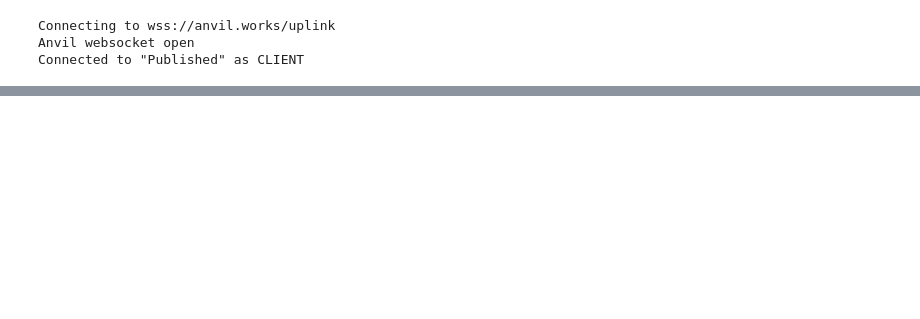
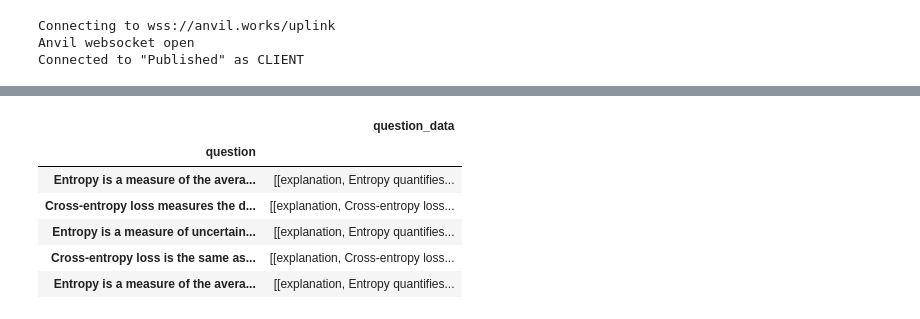
Before and after one commit to rhuanbarros/quiz-study-trainer, a Jupyter notebook: lab/spaced_repetition.ipynb, the cells around one changed output, grey strips where cells are left out. Saved outputs shown, nothing was run; the diff lists cells and outputs as text; code cells hidden in the pictures; blank space fills up the shorter version.

```diff
--- a/lab/spaced_repetition.ipynb
+++ b/lab/spaced_repetition.ipynb
@@ -147,0 +153,12 @@ df_score
+# %%
+df_data = df[["question_data", "question"]]
+df_data = df_data.set_index("question")
+df_data.head()
+# %% [output]
+|  | question_data |
+| question |  |
+| Entropy is a measure of the avera... | [[explanation, Entropy quantifies... |
+| Cross-entropy loss measures the d... | [[explanation, Cross-entropy loss... |
+| Entropy is a measure of uncertain... | [[explanation, Entropy quantifies... |
+| Cross-entropy loss is the same as... | [[explanation, Cross-entropy loss... |
+| Entropy is a measure of the avera... | [[explanation, Entropy quantifies... |
```
Also changed, not shown: parts of 14 cells of this notebook, 1 other file.
